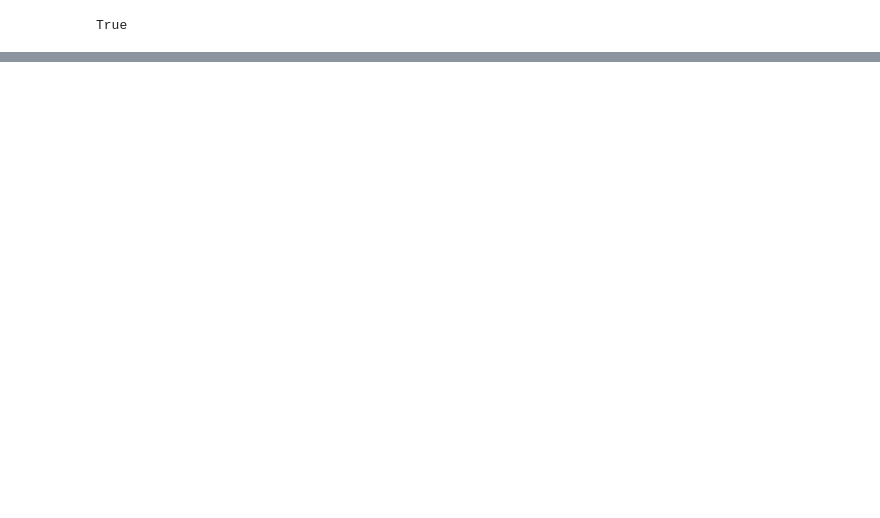
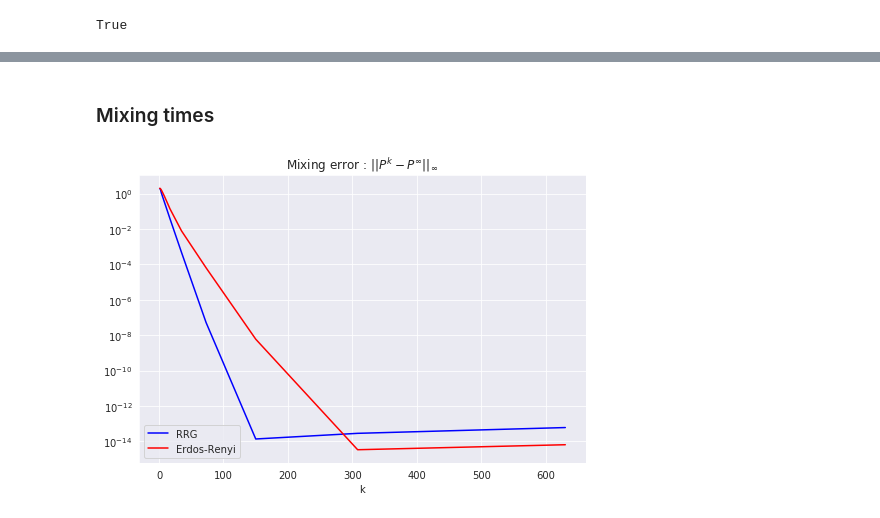
Before and after one commit to sauxpa/expander_graphs, a Jupyter notebook: random_regular_graphs.ipynb, the cells around one changed output, grey strips where cells are left out. Drawn from its saved outputs; the diff is of its cells as text; code cells hidden in the pictures; blank space fills up the shorter version.

```diff
--- a/random_regular_graphs.ipynb
+++ b/random_regular_graphs.ipynb
@@ -57,0 +120,35 @@ True
+# %% [markdown]
+### Mixing times
+# %%
+P_inf = np.array([builder.invariant_distribution,]*n)
+mus_Erdos_Renyi = [invariant_distribution(P_ER) for P_ER in Ps_Erdos_Renyi]
+Ps_inf_Erdos_Renyi = [np.array([mu_ER,]*n) for mu_ER in mus_Erdos_Renyi]
+
+# Log scale of exponents to test
+exponents = np.unique(np.logspace(0, 2.8, 10, dtype=int))
+n_iter = len(exponents)
+
+mixing_err = np.zeros(n_iter)
+mixing_err_Erdos_Renyi = np.zeros(n_iter)
+
+with tqdm(total=n_iter) as pbar:
+    for k, exponent in enumerate(exponents):
+        Pk = builder.transition_matrix ** exponent
+        mixing_err[k] = np.linalg.norm(Pk-P_inf, np.inf)
+
+        for i in range(n_Erdos_Renyi):
+            Pk_Erdos_Renyi = Ps_Erdos_Renyi[i] ** exponent
+            mixing_err_Erdos_Renyi[k] += np.linalg.norm(Pk_Erdos_Renyi-Ps_inf_Erdos_Renyi[i], np.inf)/n_Erdos_Renyi
+        pbar.update(1)
+
+with sns.axes_style("darkgrid"):
+    fig, ax = plt.subplots(figsize=(7, 5), nrows=1, ncols=1)
+    ax.semilogy(exponents, mixing_err, label='RRG', color='b')
+    ax.semilogy(exponents, mixing_err_Erdos_Renyi, label='Erdos-Renyi', color='r')
+    ax.set_xlabel('k')
+    ax.set_title('Mixing error : $||P^k - P^{\infty}||_{\infty}$')
+    ax.legend(loc='lower left')
+    plt.tight_layout()
+    plt.show()
+# %% [output]
+[figure, added]
```
Also changed, not shown: parts of 8 cells of this notebook, 2 other files.
